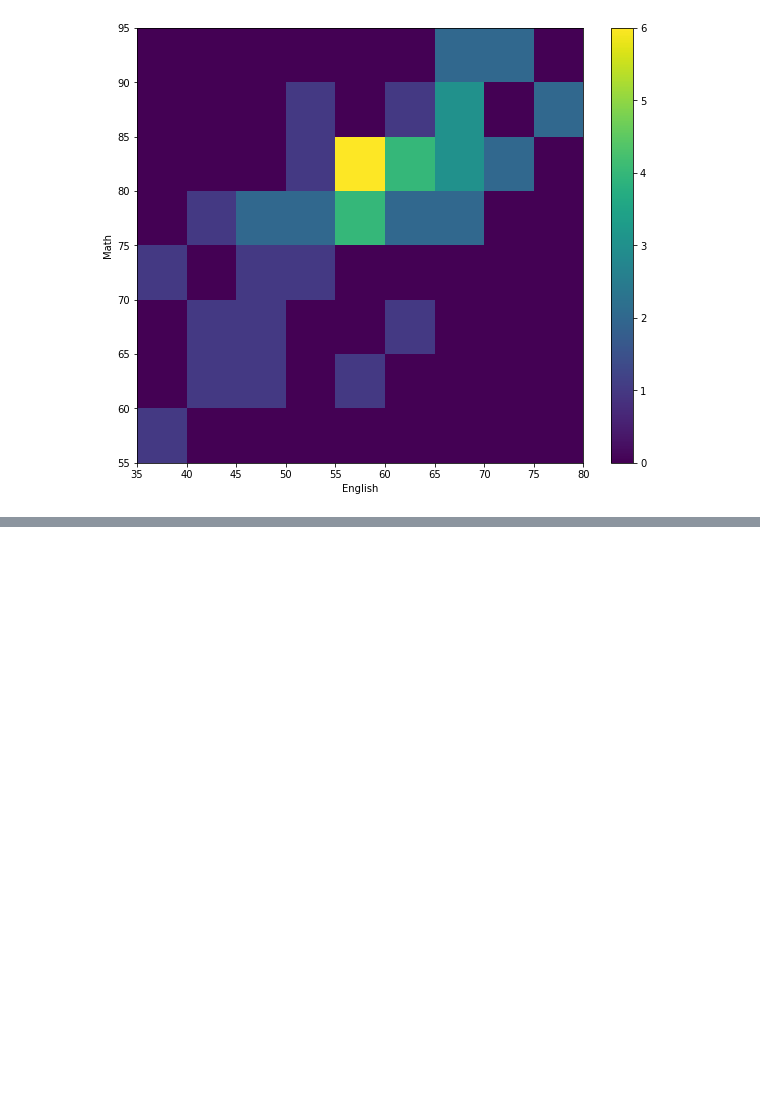
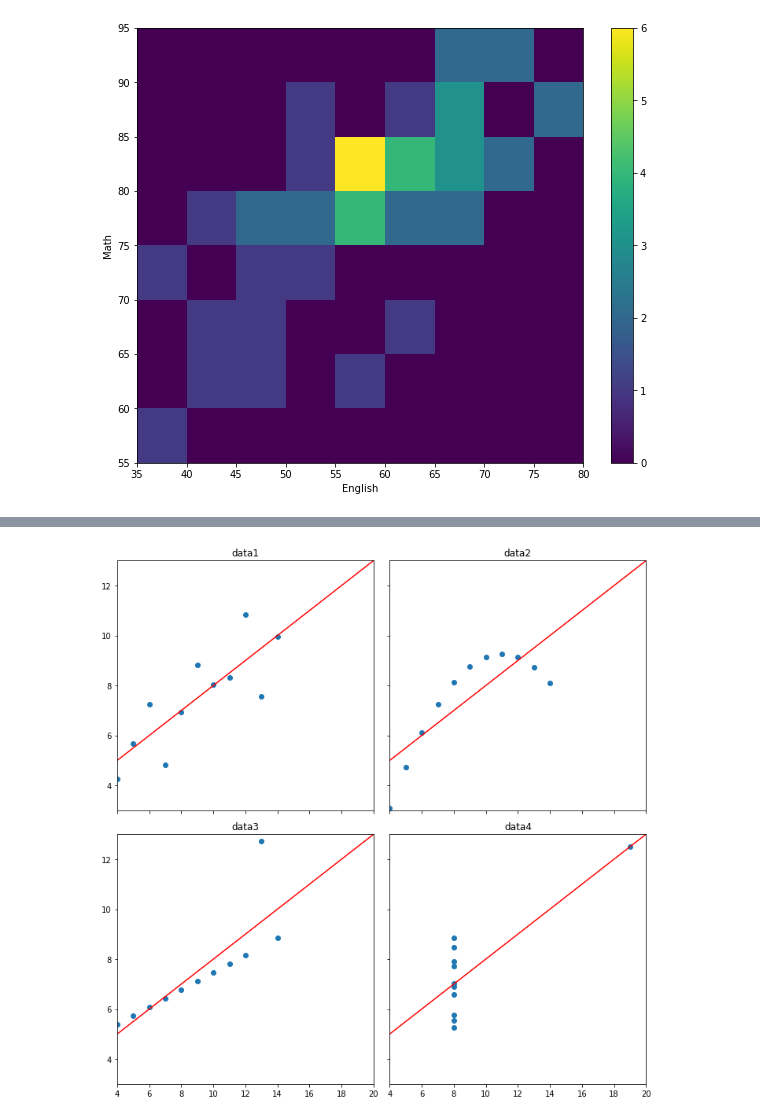
Before and after one commit to ginmaruGH/Statistical_Analysis_with_Python_gihyo, a Jupyter notebook: jupyter/ch_03.ipynb, the cells around one changed output, grey strips where cells are left out. Saved outputs shown, nothing was run; the diff lists cells and outputs as text; code cells hidden in the pictures; blank space fills up the shorter version.

```diff
--- a/jupyter/ch_03.ipynb
+++ b/jupyter/ch_03.ipynb
@@ -228,0 +252,22 @@ plt.show()
+# %%
+# 各データの平均・分散・相関係数・回帰直線を求め、DataFrameにまとめる
+stats_df = pd.DataFrame(
+    index=['Xの平均', 'Xの分散',
+           'Yの平均', 'Yの分散',
+           'XとYの相関係数', 'XとYの回帰直線'
+    ]
+)
+
+for i, data in enumerate(anscombe_data):
+    data_x = data[:, 0]
+    data_y = data[:, 1]
+    poly_fit = np.polyfit(data_x, data_y, 1)
+    stats_df[f"data{i+1}"] = [
+        f"{np.mean(data_x):.2f}",
+        f"{np.var(data_x):.2f}",
+        f"{np.mean(data_y):.2f}",
+        f"{np.var(data_y):.2f}",
+        f"{np.corrcoef(data_x, data_y)[0, 1]:.2f}",
+        f"{poly_fit[1]:.2f}+{poly_fit[0]:.2f}x"
+    ]
+stats_df
@@ -228,0 +282,25 @@ plt.show()
+# %%
+# グラフを描画する領域を2x2個作成する
+fig, axes = plt.subplots(nrows=2, ncols=2, figsize=(10 ,10), sharex=True, sharey=True)
+
+xs = np.linspace(0, 30, 100)
+for i, data in enumerate(anscombe_data):
+    poly_fit = np.polyfit(data[:, 0], data[:, 1], 1)
+    poly_1d = np.poly1d(poly_fit)
+    ys = poly_1d(xs)
+
+    # 描画する領域の選択
+    ax = axes[i//2, i%2]
+    ax.set_xlim([4, 20])
+    ax.set_ylim([3, 13])
+
+    # タイトルを付ける
+    ax.set_title(f"data{i+1}")
+    ax.scatter(data[:, 0], data[:, 1])
+    ax.plot(xs, ys, color='red')
+
+# グラフ同士の間隔を狭くする
+plt.tight_layout()
+plt.show()
+# %% [output]
+[figure, added]
```
Also changed, not shown: parts of 3 cells of this notebook.
